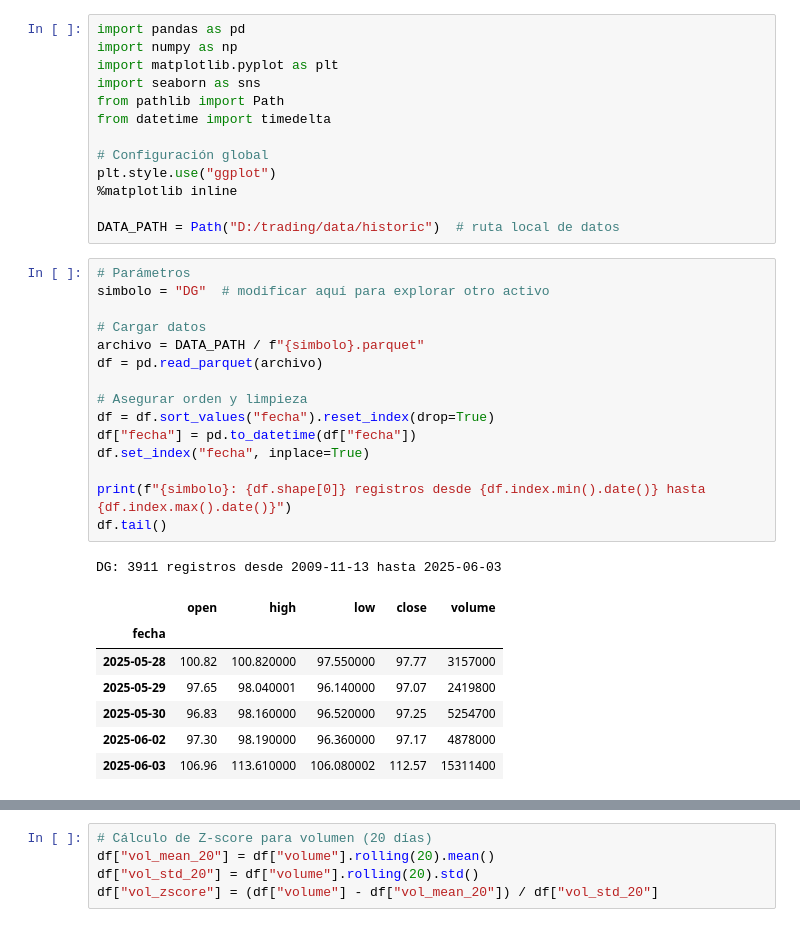
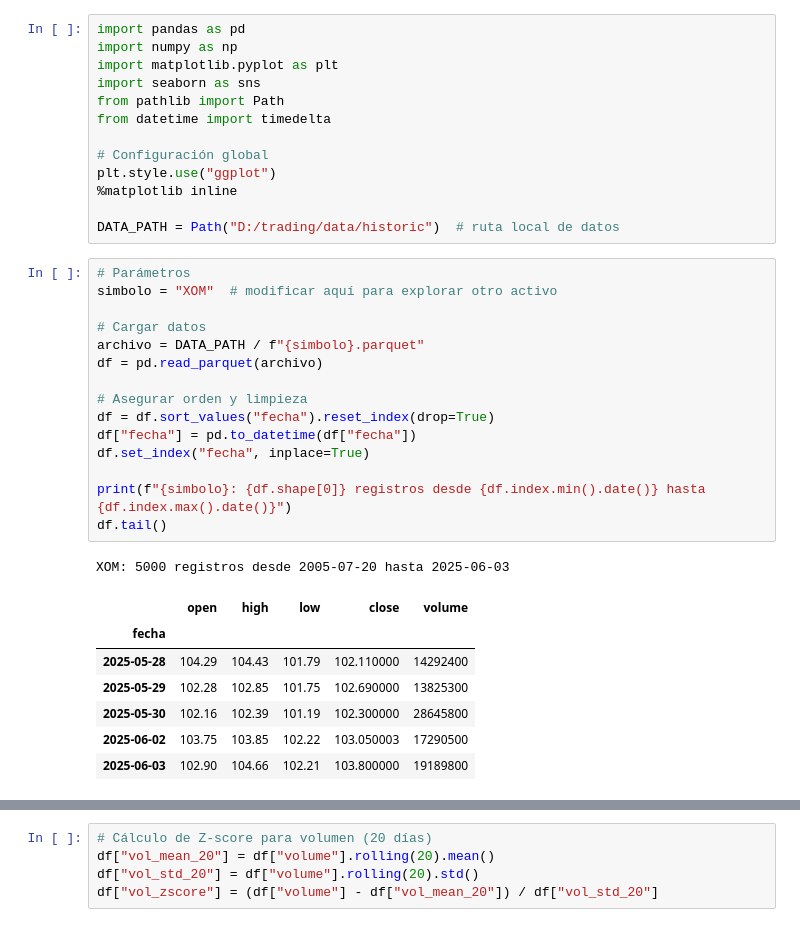
Before and after one commit to apariciodevcom/trading-35, a Jupyter notebook: notebooks/sandbox/exploracion_activos.ipynb, the cells around one changed output, grey strips where cells are left out. Saved outputs shown, nothing was run; the diff lists cells and outputs as text.

```diff
--- a/notebooks/sandbox/exploracion_activos.ipynb
+++ b/notebooks/sandbox/exploracion_activos.ipynb
@@ -17,28 +17,28 @@ plt.style.use("ggplot")
 DATA_PATH = Path("D:/trading/data/historic")  # ruta local de datos
 # %%
 # Parámetros
-simbolo = "DG"  # modificar aquí para explorar otro activo
+simbolo = "XOM"  # modificar aquí para explorar otro activo
 
 # Cargar datos
 archivo = DATA_PATH / f"{simbolo}.parquet"
 df = pd.read_parquet(archivo)
 
 # Asegurar orden y limpieza
 df = df.sort_values("fecha").reset_index(drop=True)
 df["fecha"] = pd.to_datetime(df["fecha"])
 df.set_index("fecha", inplace=True)
 
 print(f"{simbolo}: {df.shape[0]} registros desde {df.index.min().date()} hasta {df.index.max().date()}")
 df.tail()
 # %% [output]
-DG: 3911 registros desde 2009-11-13 hasta 2025-06-03
+XOM: 5000 registros desde 2005-07-20 hasta 2025-06-03
 |  | open | high | low | close | volume |
 | fecha |  |  |  |  |  |
-| 2025-05-28 | 100.82 | 100.820000 | 97.550000 | 97.77 | 3157000 |
-| 2025-05-29 | 97.65 | 98.040001 | 96.140000 | 97.07 | 2419800 |
-| 2025-05-30 | 96.83 | 98.160000 | 96.520000 | 97.25 | 5254700 |
-| 2025-06-02 | 97.30 | 98.190000 | 96.360000 | 97.17 | 4878000 |
-| 2025-06-03 | 106.96 | 113.610000 | 106.080002 | 112.57 | 15311400 |
+| 2025-05-28 | 104.29 | 104.43 | 101.79 | 102.110000 | 14292400 |
+| 2025-05-29 | 102.28 | 102.85 | 101.75 | 102.690000 | 13825300 |
+| 2025-05-30 | 102.16 | 102.39 | 101.19 | 102.300000 | 28645800 |
+| 2025-06-02 | 103.75 | 103.85 | 102.22 | 103.050003 | 17290500 |
+| 2025-06-03 | 102.90 | 104.66 | 102.21 | 103.800000 | 19189800 |
 # %%
 import plotly.graph_objects as go
 import numpy as np
```
Also changed, not shown: parts of 3 cells of this notebook, 6 other files.
